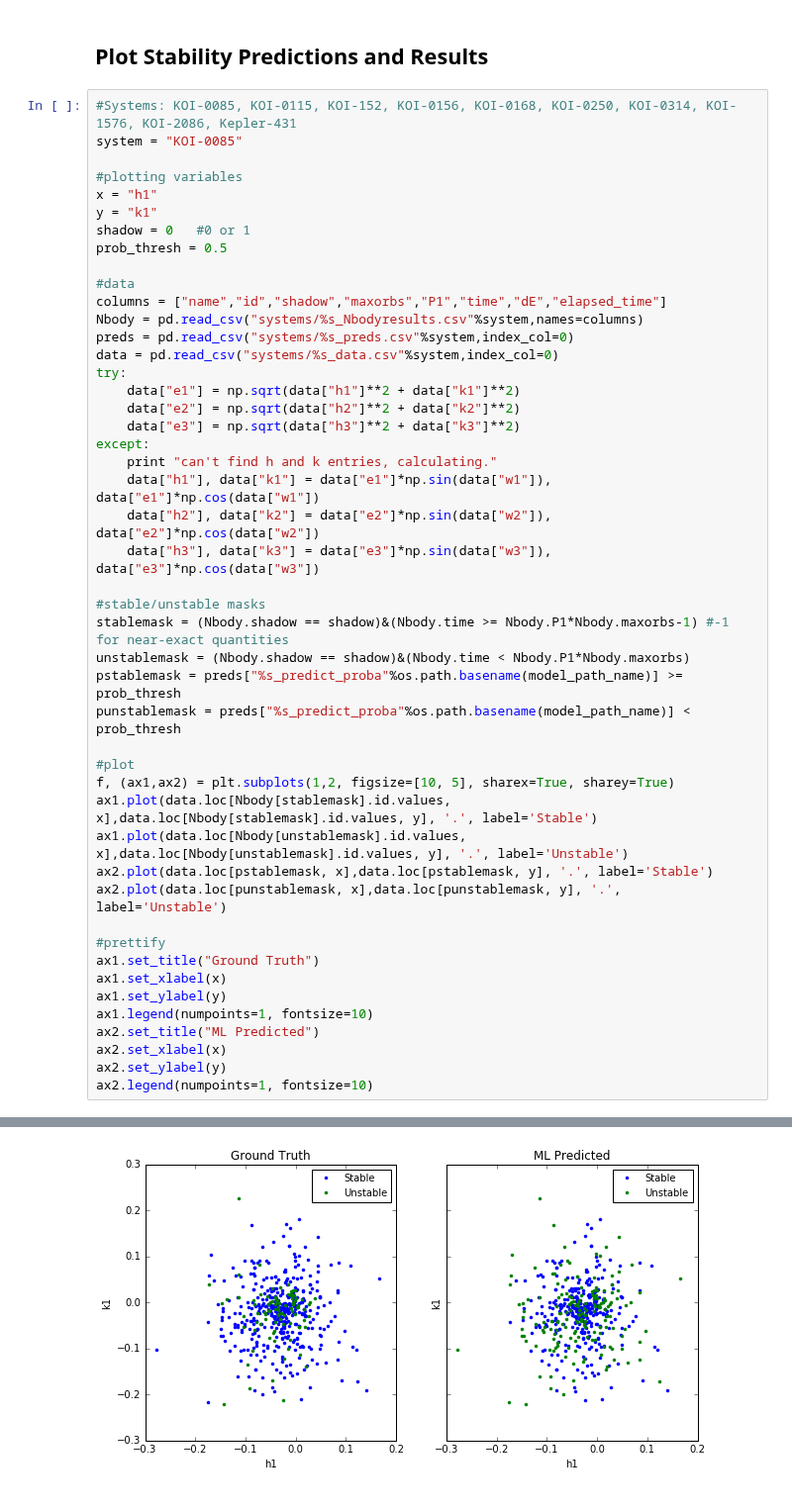
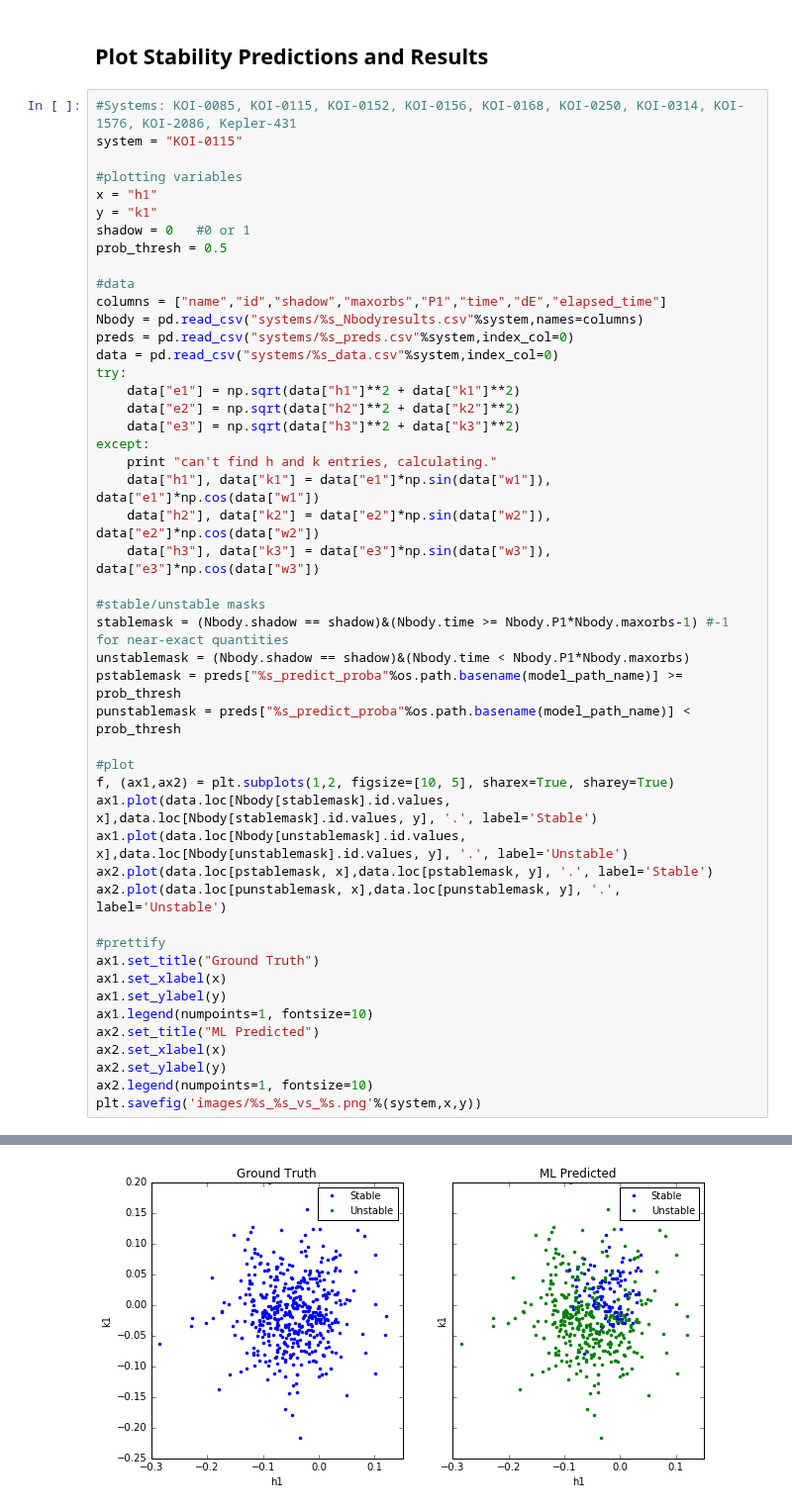
Before and after one commit to afcarl/stability_predict, a Jupyter notebook: BuildModel_AnalyzeSystem.ipynb, the cells around one changed output, grey strips where cells are left out. Shown at 99% size. Drawn from its saved outputs; the diff is of its cells as text.

```diff
--- a/BuildModel_AnalyzeSystem.ipynb
+++ b/BuildModel_AnalyzeSystem.ipynb
@@ -172,8 +173,8 @@ Completed System Kepler-431
 # %% [markdown]
 ## Plot Stability Predictions and Results
 # %%
-#Systems: KOI-0085, KOI-0115, KOI-152, KOI-0156, KOI-0168, KOI-0250, KOI-0314, KOI-1576, KOI-2086, Kepler-431
-system = "KOI-0085"
+#Systems: KOI-0085, KOI-0115, KOI-0152, KOI-0156, KOI-0168, KOI-0250, KOI-0314, KOI-1576, KOI-2086, Kepler-431
+system = "KOI-0115"
 
 #plotting variables
 x = "h1"
@@ -218,4 +219,5 @@ ax2.set_title("ML Predicted")
 ax2.set_xlabel(x)
 ax2.set_ylabel(y)
 ax2.legend(numpoints=1, fontsize=10)
+plt.savefig('images/%s_%s_vs_%s.png'%(system,x,y))
 # %% [output]
@@ -223 +224 @@ ax2.legend(numpoints=1, fontsize=10)
-[figure, old version]
+[figure, new version]
```
Also changed, not shown: parts of 3 cells of this notebook.
